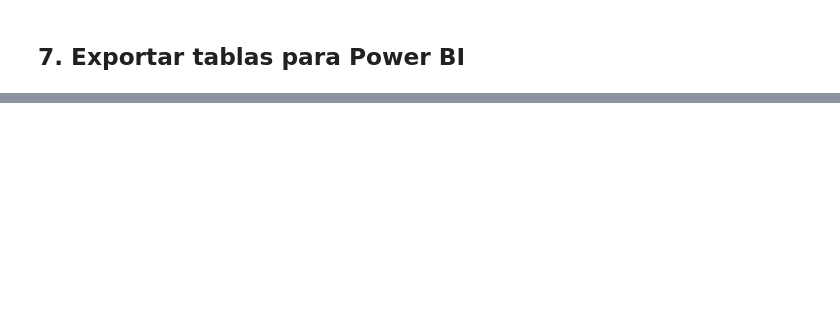
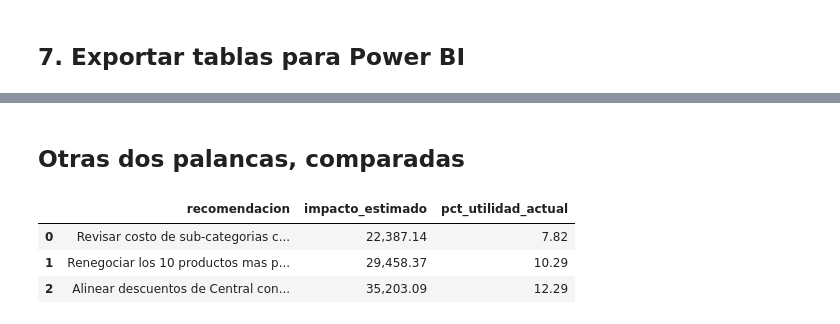
Before and after one commit to Ketrafe/superstore-rentabilidad, a Jupyter notebook: notebooks/01_analisis_rentabilidad.ipynb, the cells around one changed output, grey strips where cells are left out. Saved outputs shown, nothing was run; the diff lists cells and outputs as text; code cells hidden in the pictures; blank space fills up the shorter version.

```diff
--- a/notebooks/01_analisis_rentabilidad.ipynb
+++ b/notebooks/01_analisis_rentabilidad.ipynb
@@ -131,0 +225,22 @@ print("Tablas exportadas en", OUT.resolve())
+# %% [markdown]
+## Otras dos palancas, comparadas
+# %%
+neg_sub = por_sub[por_sub["utilidad"] < 0]
+mejora_sub = -neg_sub["utilidad"].sum()          # llevar a cero las sub-categorías con pérdida
+mejora_top10 = -peores["profit"].sum()           # llevar a cero los 10 peores productos
+
+m = region.set_index("region")
+mejora_central = m.loc["Central", "ventas"] * (m.loc["West", "margen_pct"] - m.loc["Central", "margen_pct"]) / 100
+
+resumen_impacto = pd.DataFrame({
+    "recomendacion": ["Revisar costo de sub-categorias con perdida",
+                      "Renegociar los 10 productos mas perdedores",
+                      "Alinear descuentos de Central con West"],
+    "impacto_estimado": [mejora_sub, mejora_top10, mejora_central]})
+resumen_impacto["pct_utilidad_actual"] = resumen_impacto["impacto_estimado"] / utilidad_total * 100
+resumen_impacto
+# %% [output]
+|  | recomendacion | impacto_estimado | pct_utilidad_actual |
+| 0 | Revisar costo de sub-categorias c... | 22,387.14 | 7.82 |
+| 1 | Renegociar los 10 productos mas p... | 29,458.37 | 10.29 |
+| 2 | Alinear descuentos de Central con... | 35,203.09 | 12.29 |
```
Also changed, not shown: parts of 16 cells of this notebook, 6 other files.
